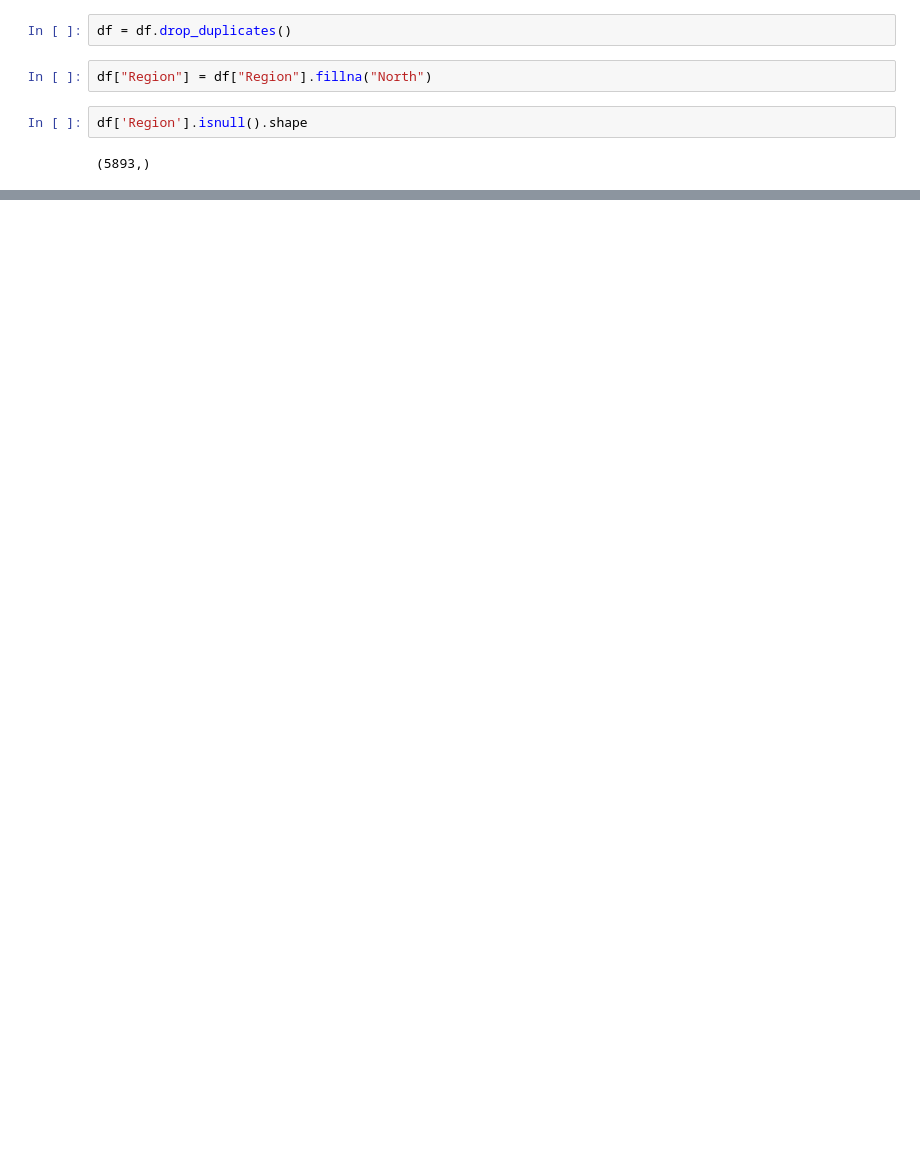
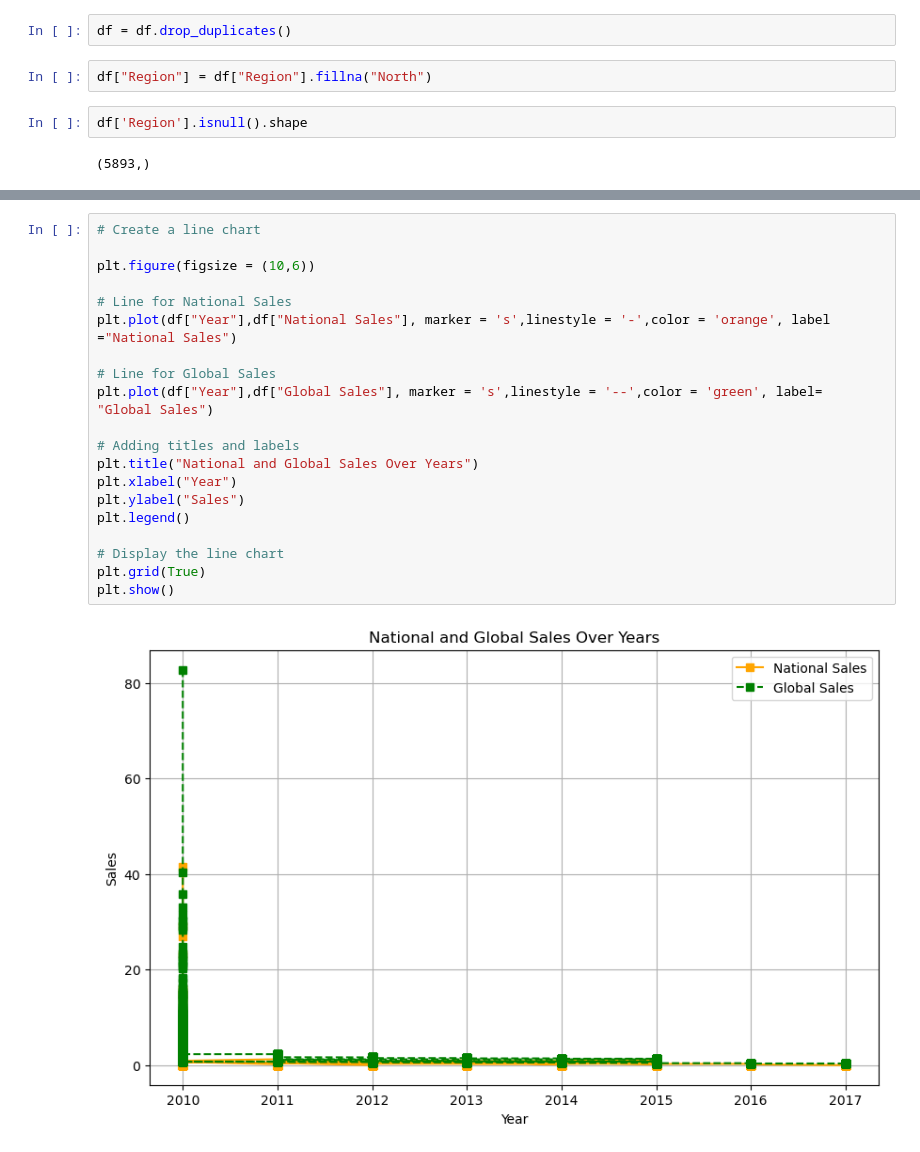
Before and after one commit to CodeBySAM2005/game-data-analysis, a Jupyter notebook: Games Data Analysis.ipynb, the cells around one changed output, grey strips where cells are left out. Drawn from its saved outputs; the diff is of its cells as text; blank space fills up the shorter version.

```diff
--- a/Games Data Analysis.ipynb
+++ b/Games Data Analysis.ipynb
@@ -20,0 +176,22 @@ df['Region'].isnull().shape
+# %%
+# Create a line chart
+
+plt.figure(figsize = (10,6))
+
+# Line for National Sales
+plt.plot(df["Year"],df["National Sales"], marker = 's',linestyle = '-',color = 'orange', label ="National Sales")
+
+# Line for Global Sales
+plt.plot(df["Year"],df["Global Sales"], marker = 's',linestyle = '--',color = 'green', label=  "Global Sales")
+
+# Adding titles and labels
+plt.title("National and Global Sales Over Years")
+plt.xlabel("Year")
+plt.ylabel("Sales")
+plt.legend()
+
+# Display the line chart
+plt.grid(True)
+plt.show()
+# %% [output]
+[figure, added]
```
Also changed, not shown: parts of 17 cells of this notebook.
